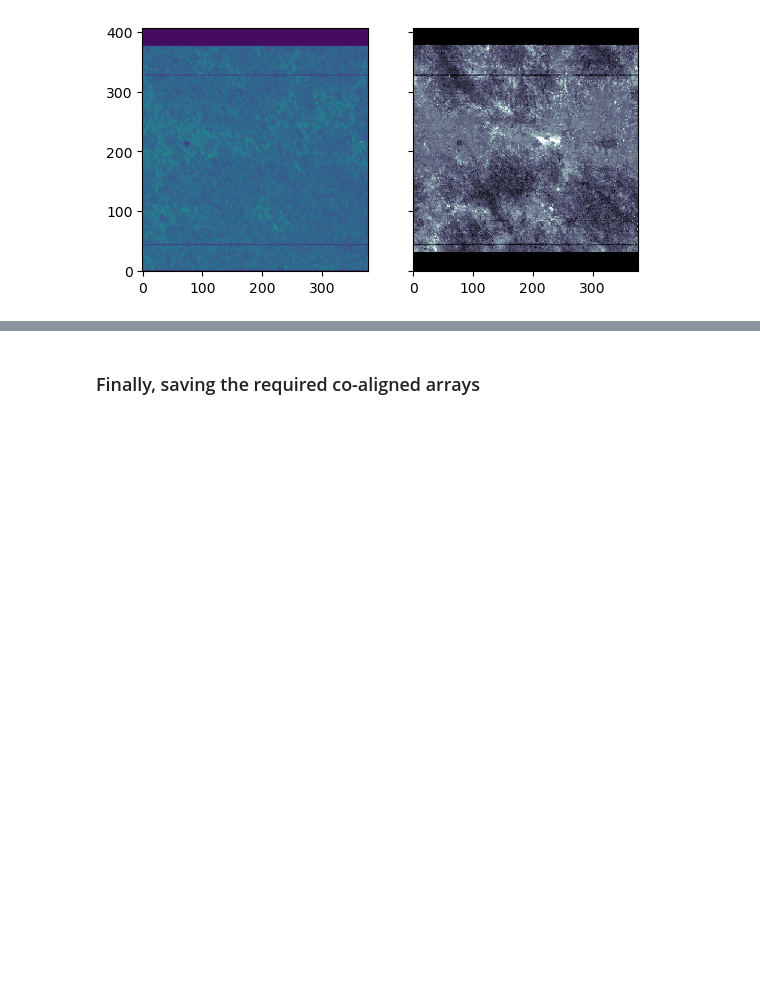
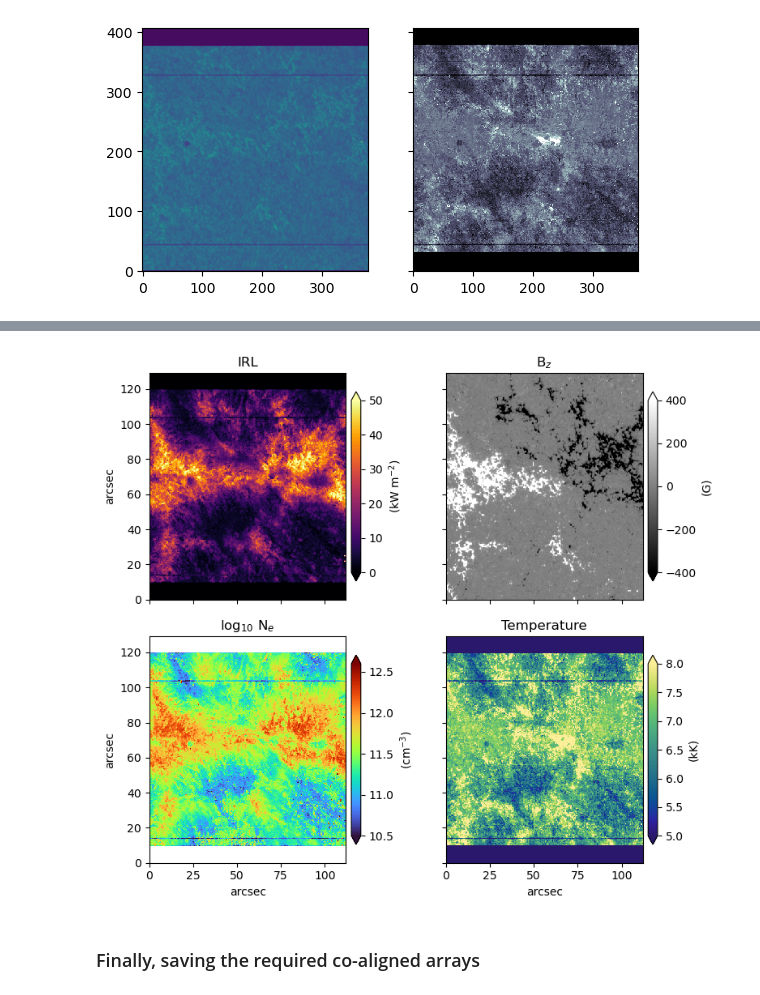
Before and after one commit to souvikita/plage_heating, a Jupyter notebook: python_codes/2017_03_05_analysis/co_aligned_IRIS_SOT.ipynb, the cells around one changed output, grey strips where cells are left out. Cells and saved outputs as stored; diff of their text form; code cells hidden in the pictures; blank space fills up the shorter version.

```diff
--- a/python_codes/2017_03_05_analysis/co_aligned_IRIS_SOT.ipynb
+++ b/python_codes/2017_03_05_analysis/co_aligned_IRIS_SOT.ipynb
@@ -259,3 +267,34 @@ plt.savefig(os.path.join(os.environ['results_dir'],'3_by_2_pan_2017_03_05.png'),
+# %%
+fig, ax = plt.subplots(nrows=2,ncols=2, figsize=(8,7),sharex=True, sharey=True)
+ax = ax.ravel()
+im=ax[0].imshow(IRIS2_resampled[0], origin='lower', cmap='inferno', vmin=0, vmax=50,interpolation='none',
+               extent=[0,final_e_dens_gt.shape[1]*x_sampling_sot, 0, final_e_dens_gt.shape[0]*y_sampling_sot])
+plt.colorbar(im, fraction=0.035,pad =0.02,extend='both',label='(kW m$^{-2}$)')
+ax[0].set_ylabel('arcsec')
+ax[0].set_title(r'IRL')
+
+im = ax[1].imshow(Bz_obs_final, origin='lower', cmap='gray', vmin=-400, vmax=400,interpolation='none',
+               extent=[0,final_e_dens_gt.shape[1]*x_sampling_sot, 0, final_e_dens_gt.shape[0]*y_sampling_sot])
+# ax[0].set_xlabel('arcsec')
+plt.colorbar(im, fraction=0.035,pad =0.02, extend='both',label='(G)')
+ax[1].set_title(r'B$_{z}$')
+# im= ax[2].imshow(final_e_dens_gt, origin='lower', cmap
+im = ax[2].imshow(np.log10(IRIS2_resampled[2]), origin='lower', cmap='turbo', vmin=10.5, vmax=12.6,interpolation='none',
+               extent=[0,final_e_dens_gt.shape[1]*x_sampling_sot, 0, final_e_dens_gt.shape[0]*y_sampling_sot])
+plt.colorbar(im, fraction=0.035,pad =0.02, extend='both',label='(cm$^{-3}$)')
+ax[2].set_ylabel('arcsec')
+ax[2].set_xlabel('arcsec')
+ax[2].set_title(r'log$_{10}$ N$_e$')
+# im=ax[3].imshow(final_e_dens_gt, origin='
+im = ax[3].imshow(IRIS2_resampled[1], origin='lower', cmap=cmocean.cm.haline, norm=colors.PowerNorm(1,vmin=5,vmax=8,), interpolation='none',
+               extent=[0,final_e_dens_gt.shape[1]*x_sampling_sot, 0, final_e_dens_gt.shape[0]*y_sampling_sot])
+plt.colorbar(im, fraction=0.035,pad =0.02, extend='both',label='(kK)')
+ax[3].set_xlabel('arcsec')
+ax[3].set_title(r'Temperature')
+plt.tight_layout()
+plt.savefig(os.path.join(os.environ['results_dir'],'2_by_2_pan_inv_Bz.png'), dpi=300, bbox_inches='tight')
+# %% [output]
+[figure, added]
 # %% [markdown]
 ### Finally, saving the required co-aligned arrays
 # %%
```
Also changed, not shown: parts of 10 cells of this notebook.
